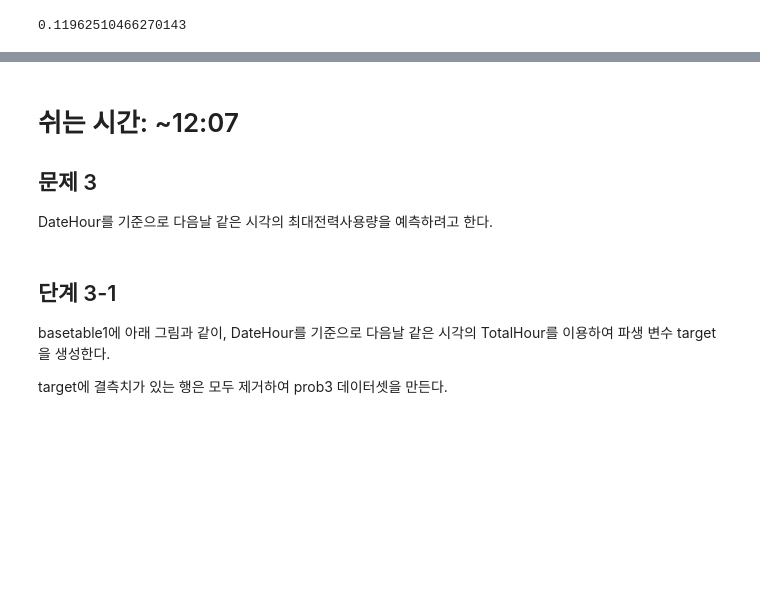
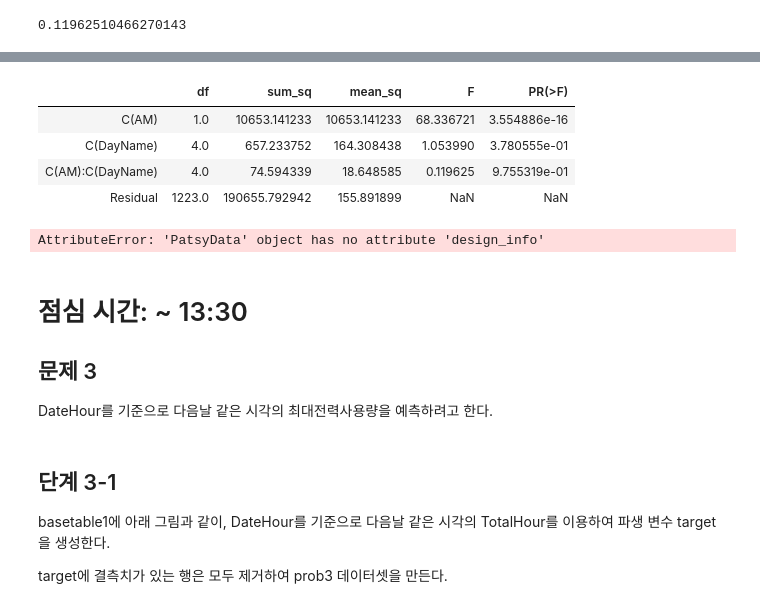
Before and after one commit to sunkusun9/DS_lv3_2311_1, a Jupyter notebook: sec_ds_lv3_prob3_prob.ipynb, the cells around one changed output, grey strips where cells are left out. Cells and saved outputs as stored; diff of their text form; code cells hidden in the pictures; blank space fills up the shorter version.

```diff
--- a/sec_ds_lv3_prob3_prob.ipynb
+++ b/sec_ds_lv3_prob3_prob.ipynb
@@ -684,5 +709,3 @@ df_tanova = stats.anova_lm(lm)
 df_tanova.loc["C(AM):C(DayName)", 'F']
 # %% [output]
 0.11962510466270143
-# %%
-C = 0
@@ -724,6 +751,25 @@ array([[1., 0., 0., ..., 0., 0., 0.],
+# %%
+# stats.anova_lm은 ols를 통해 만들어진 회귀분석 모델만을 지원합니다.
+C_ = C
+del C
+lm = ols('Avg ~ C(AM) + C(DayName) + C(AM):C(DayName)', data=df_prob2).fit()
+C= C_
+stats.anova_lm(lm)
+# %% [output]
+|  | df | sum_sq | mean_sq | F | PR(>F) |
+| C(AM) | 1.0 | 10653.141233 | 10653.141233 | 68.336721 | 3.554886e-16 |
+| C(DayName) | 4.0 | 657.233752 | 164.308438 | 1.053990 | 3.780555e-01 |
+| C(AM):C(DayName) | 4.0 | 74.594339 | 18.648585 | 0.119625 | 9.755319e-01 |
+| Residual | 1223.0 | 190655.792942 | 155.891899 | NaN | NaN |
+# %%
+# ols로 만들었때와 OLS로 만든다면, 동일한 내용이지만, anova_lm은 에러가 납니다.
+from statsmodels.api import OLS
+lm2 = OLS(y, X).fit()
+stats.anova_lm(lm2)
+# %% [output]
+AttributeError: 'PatsyData' object has no attribute 'design_info'
 # %% [markdown]
-# 쉬는 시간: ~12:07
-
+# 점심 시간: ~ 13:30
 ## 문제 3
 
 
```
Also changed, not shown: parts of 50 cells of this notebook.
